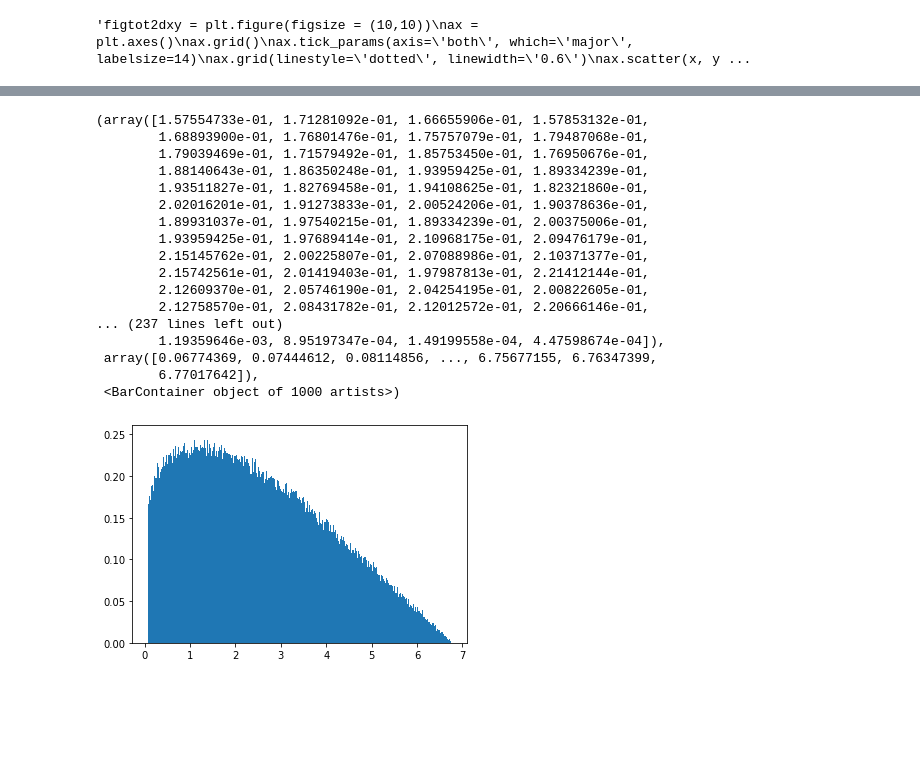
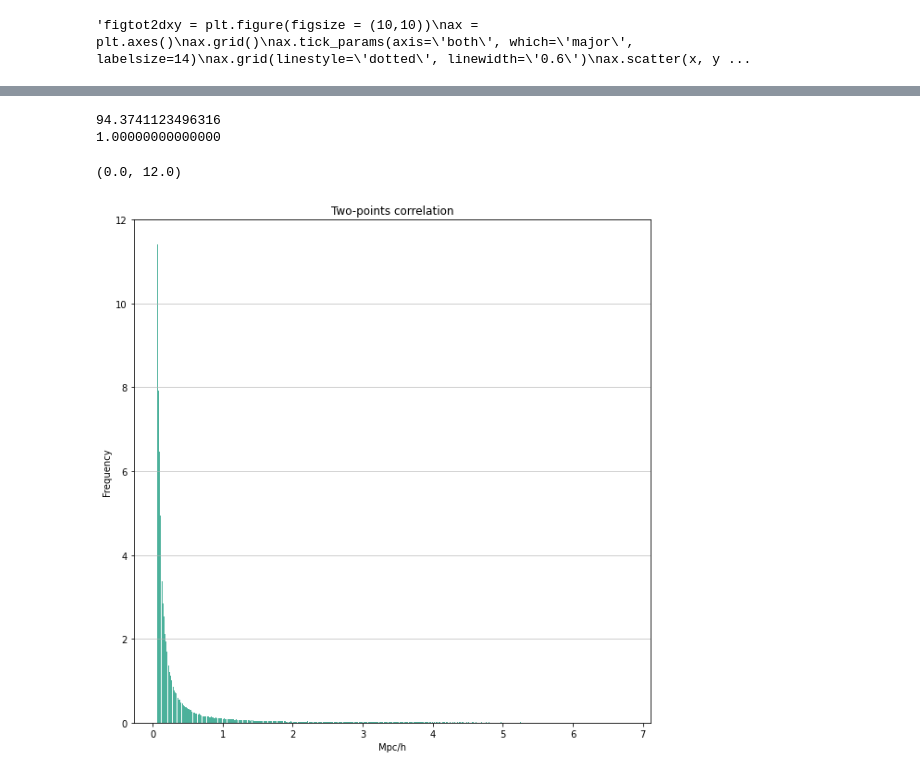
Before and after one commit to RCianca/DarkSirensStat, a Jupyter notebook: DSCatalogueCeator/DSIRE.ipynb, the cells around one changed output, grey strips where cells are left out. Saved outputs shown, nothing was run; the diff lists cells and outputs as text; code cells hidden in the pictures; blank space fills up the shorter version.

Commit message:
rejection with cdf

```diff
--- a/DSCatalogueCeator/DSIRE.ipynb
+++ b/DSCatalogueCeator/DSIRE.ipynb
@@ -171,44 +177,49 @@ print(np.mean(all_pz))
+# %%
+#------------------MC-rejection-sampling---------------------------------
+#this will be a function
+h=H0/100
+r0=5*h
+gamma=1.8
+rmin=0.1*h
+rmax=10*h
+
+#target function
+target_dist= lambda r: (r/r0)**(-gamma)
+x = sy.Symbol("x")
+print(sy.integrate(target_dist(x), (x, rmin, rmax)))
+norm=sy.integrate(target_dist(x), (x, rmin, rmax))
+norm_target_dist=lambda r: (r/r0)**(-gamma)/norm
+print(sy.integrate(norm_target_dist(x), (x, rmin, rmax)))
+# %% [output]
+94.3741123496316
+1.00000000000000
 # %%
-#------------------MC-rejection-sampling---------------------------------
-#this will be a function
-N=100
-h=H0/100
-r0=5*h
-gamma=1.8
-rmin=0.1*h
-rmax=10*h
-
-#target function
-target_dist= lambda r: N*(r/r0)**(-gamma)
 #envelope
-envelop_dist=lambda r: N*(r/r0)**(-2)
-
+M=norm_target_dist(rmin)
+K=norm_target_dist(rmax)
+#envelop_dist=lambda r: M+((K-M)/(rmax-rmin))*(r-rmin)
+#the envelope must be a constant otherwise the function is not sampled correctly
 def rejection():
     while True:
-        #x=np.random.uniform(rmin, rmax)
-        x=np.random.triangular(rmin,rmin,rmax)
-        wall=envelop_dist(x)
+        x=np.random.uniform(rmin, rmax)
+        #x=np.random.triangular(rmin-0.001*rmin,rmin,rmax)
+        wall=M # envelop_dist(x)
         p=np.random.uniform(0, wall)
-        if p<target_dist(x):
+        if p<norm_target_dist(x):
             return x
 samples = [rejection() for x in range(1000000)]
-matplotlib.pyplot.hist(samples,bins=1000,density=True)
-# %% [output]
-(array([1.57554733e-01, 1.71281092e-01, 1.66655906e-01, 1.57853132e-01,
-        1.68893900e-01, 1.76801476e-01, 1.75757079e-01, 1.79487068e-01,
-        1.79039469e-01, 1.71579492e-01, 1.85753450e-01, 1.76950676e-01,
-        1.88140643e-01, 1.86350248e-01, 1.93959425e-01, 1.89334239e-01,
-        1.93511827e-01, 1.82769458e-01, 1.94108625e-01, 1.82321860e-01,
-        2.02016201e-01, 1.91273833e-01, 2.00524206e-01, 1.90378636e-01,
-        1.89931037e-01, 1.97540215e-01, 1.89334239e-01, 2.00375006e-01,
-        1.93959425e-01, 1.97689414e-01, 2.10968175e-01, 2.09476179e-01,
-        2.15145762e-01, 2.00225807e-01, 2.07088986e-01, 2.10371377e-01,
-        2.15742561e-01, 2.01419403e-01, 1.97987813e-01, 2.21412144e-01,
-        2.12609370e-01, 2.05746190e-01, 2.04254195e-01, 2.00822605e-01,
-        2.12758570e-01, 2.08431782e-01, 2.12012572e-01, 2.20666146e-01,
-... (237 lines left out)
-        1.19359646e-03, 8.95197347e-04, 1.49199558e-04, 4.47598674e-04]),
- array([0.06774369, 0.07444612, 0.08114856, ..., 6.75677155, 6.76347399,
-        6.77017642]),
- <BarContainer object of 1000 artists>)
-[figure, removed]
+# %%
+plt.figure(figsize=(10,10))
+n, bins, patches = plt.hist(x=samples, bins='auto',density=True, color='#009171',
+                            alpha=0.7, rwidth=0.85)
+plt.grid(axis='y', alpha=0.75)
+plt.xlabel('Mpc/h')
+plt.ylabel('Frequency')
+plt.title('Two-points correlation')
+maxfreq = n.max()
+# Set a clean upper y-axis limit.
+#plt.ylim(ymax=np.ceil(maxfreq / 10) * 10 if maxfreq % 10 else maxfreq + 2)
+plt.ylim(ymax=np.ceil(maxfreq))
+# %% [output]
+(0.0, 12.0)
+[figure, added]
```
Also changed, not shown: parts of 6 cells of this notebook.
